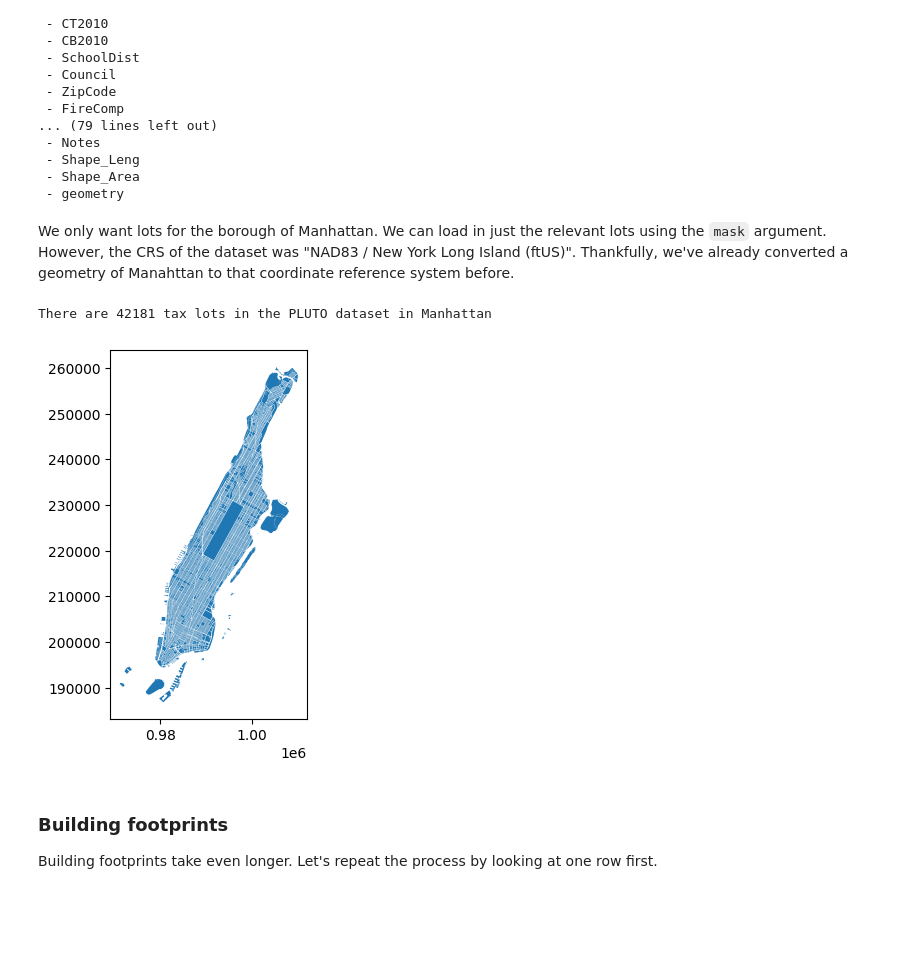
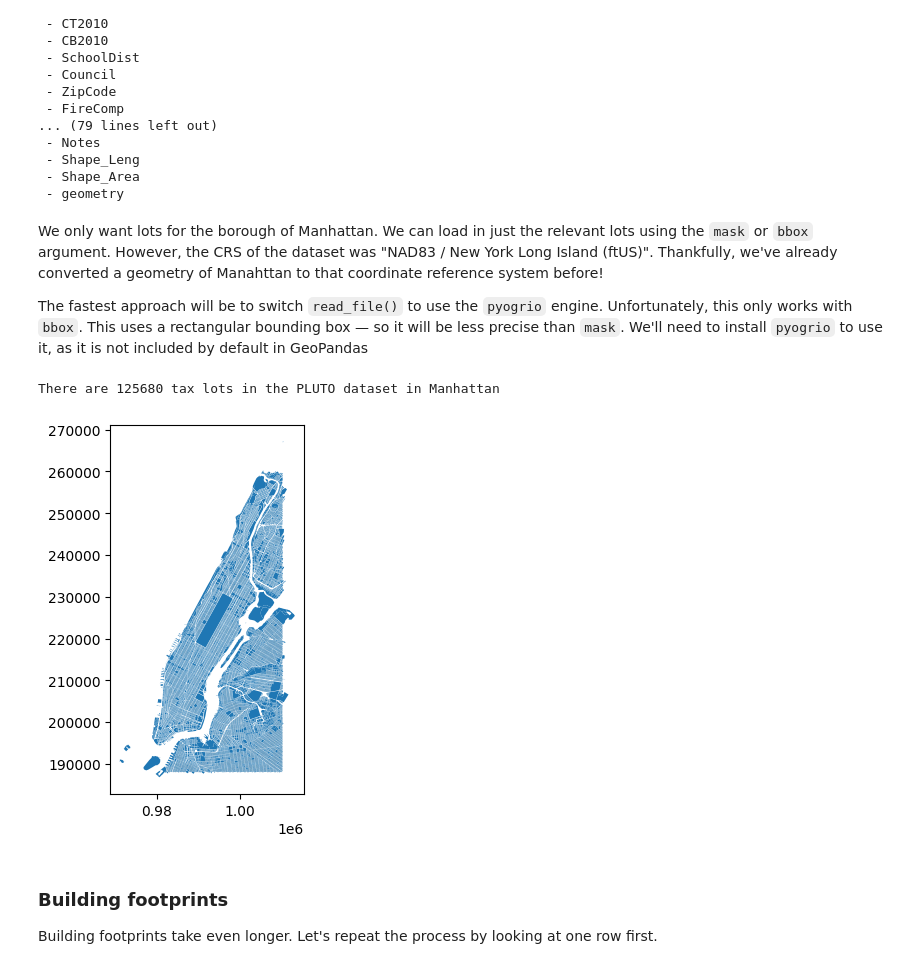
Before and after one commit to brian-ho/intro-to-urban-data, a Jupyter notebook: Scale/S05_Putting_It_All_Together.ipynb, the cells around one changed output. Drawn from its saved outputs; the diff is of its cells as text; code cells hidden in the pictures; blank space fills up the shorter version.

```diff
--- a/Scale/S05_Putting_It_All_Together.ipynb
+++ b/Scale/S05_Putting_It_All_Together.ipynb
@@ -34,7 +34,7 @@ drive.mount("/content/drive")
 Drive already mounted at /content/drive; to attempt to forcibly remount, call drive.mount("/content/drive", force_remount=True).
 # %%
 # Finally, set the path to the data directory
-DATA_DIRECTORY = '/content/drive/MyDrive/Cornell AAP - MSAUD/ARCH 6131/Example Data'
+DATA_DIRECTORY = "../example_data"
 # %%
 !pip install https://intro-to-urban-data.s3.amazonaws.com/rhino3dm-8.0.0b2-cp310-cp310-linux_x86_64.whl --quiet
 # %%
@@ -167,4 +167,6 @@ for c in one_lot_gdf.columns:
  - Shape_Area
  - geometry
 # %% [markdown]
-We only want lots for the borough of Manhattan. We can load in just the relevant lots using the `mask` argument. However, the CRS of the dataset was  "NAD83 / New York Long Island (ftUS)". Thankfully, we've already converted a geometry of Manahttan to that coordinate reference system before.
+We only want lots for the borough of Manhattan. We can load in just the relevant lots using the `mask` or `bbox` argument. However, the CRS of the dataset was  "NAD83 / New York Long Island (ftUS)". Thankfully, we've already converted a geometry of Manahttan to that coordinate reference system before!
+
+The fastest approach will be to switch `read_file()` to use the `pyogrio` engine. Unfortunately, this only works with `bbox`. This uses a rectangular bounding box — so it will be less precise than `mask`. We'll need to install `pyogrio` to use it, as it is not included by default in GeoPandas
@@ -171,11 +175,15 @@ We only want lots for the borough of Manhattan. We can load in just the relevant
 # %%
-# Note this still takes ~1 minute for me
-lots_gdf = gpd.read_file(Path(DATA_DIRECTORY) / 'nyc_mappluto_23v2_shp', mask=manhattan_geom)
+# This takes ~30 seconds for me
+lots_gdf = gpd.read_file(
+    Path(DATA_DIRECTORY) / "nyc_mappluto_23v2_shp",
+    bbox=manhattan_geom,
+    engine="pyogrio",
+)
 lots_gdf.plot()
-print(f'There are {len(lots_gdf)} tax lots in the PLUTO dataset in Manhattan')
+print(f"There are {len(lots_gdf)} tax lots in the PLUTO dataset in Manhattan")
 # %% [output]
-There are 42181 tax lots in the PLUTO dataset in Manhattan
+There are 125680 tax lots in the PLUTO dataset in Manhattan
-[figure, old version]
+[figure, new version]
 # %% [markdown]
 ### Building footprints
 
```
Also changed, not shown: parts of 37 cells of this notebook, 2 other files.
